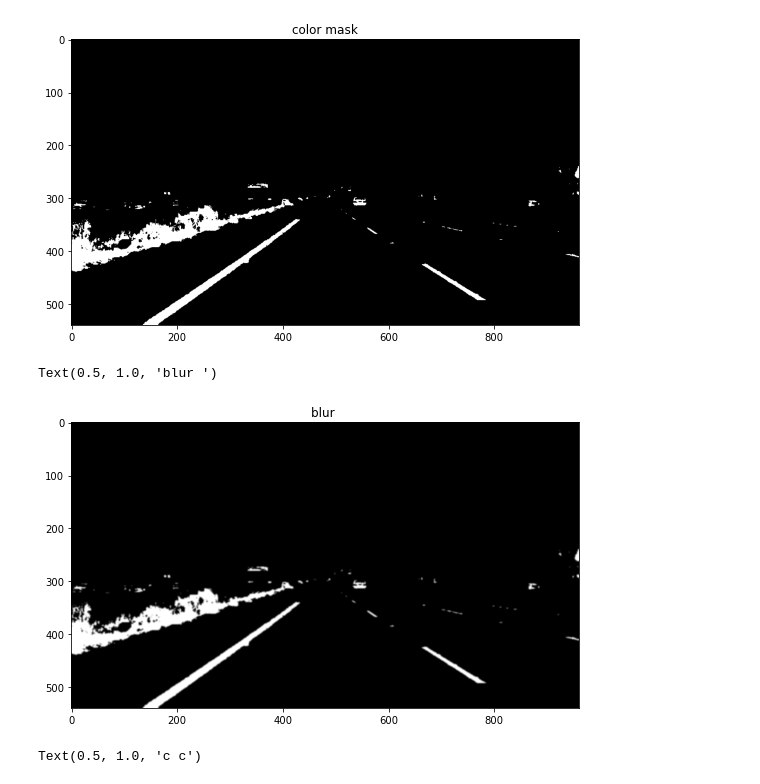
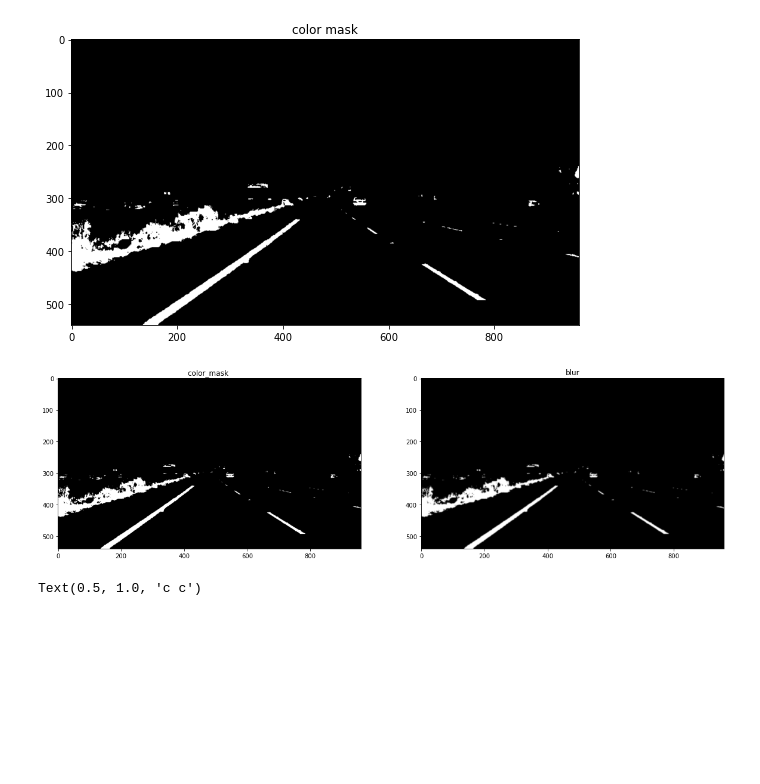
Before and after one commit to karthikeyanrathore/Lane-Line-Detection, a Jupyter notebook: Yellow Lane (PrePro).ipynb, the cells around one changed output. Drawn from its saved outputs; the diff is of its cells as text; code cells hidden in the pictures; blank space fills up the shorter version.

```diff
--- a/Yellow Lane (PrePro).ipynb
+++ b/Yellow Lane (PrePro).ipynb
@@ -53,11 +64,16 @@ blur = cv2.GaussianBlur(color_mask, (5,5), 0)
 # %%
 plt.figure(figsize=(20,20))
 plt.subplot(1,2,1)
+plt.imshow(color_mask, cmap="gray")
+plt.title("color_mask ")
+
+plt.subplot(1,2,2)
 plt.imshow(blur, cmap="gray")
-plt.title("blur ")
+plt.title("blur")
+
+plt.savefig('images/color_mask_blur.png', transparent=True)
 # %% [output]
-Text(0.5, 1.0, 'blur ')
-[figure, old version]
+[figure, new version]
 # %%
 cc = cv2.Canny(blur, 200, 300)
 # %%
```
Also changed, not shown: parts of 3 cells of this notebook, 11 other files.
